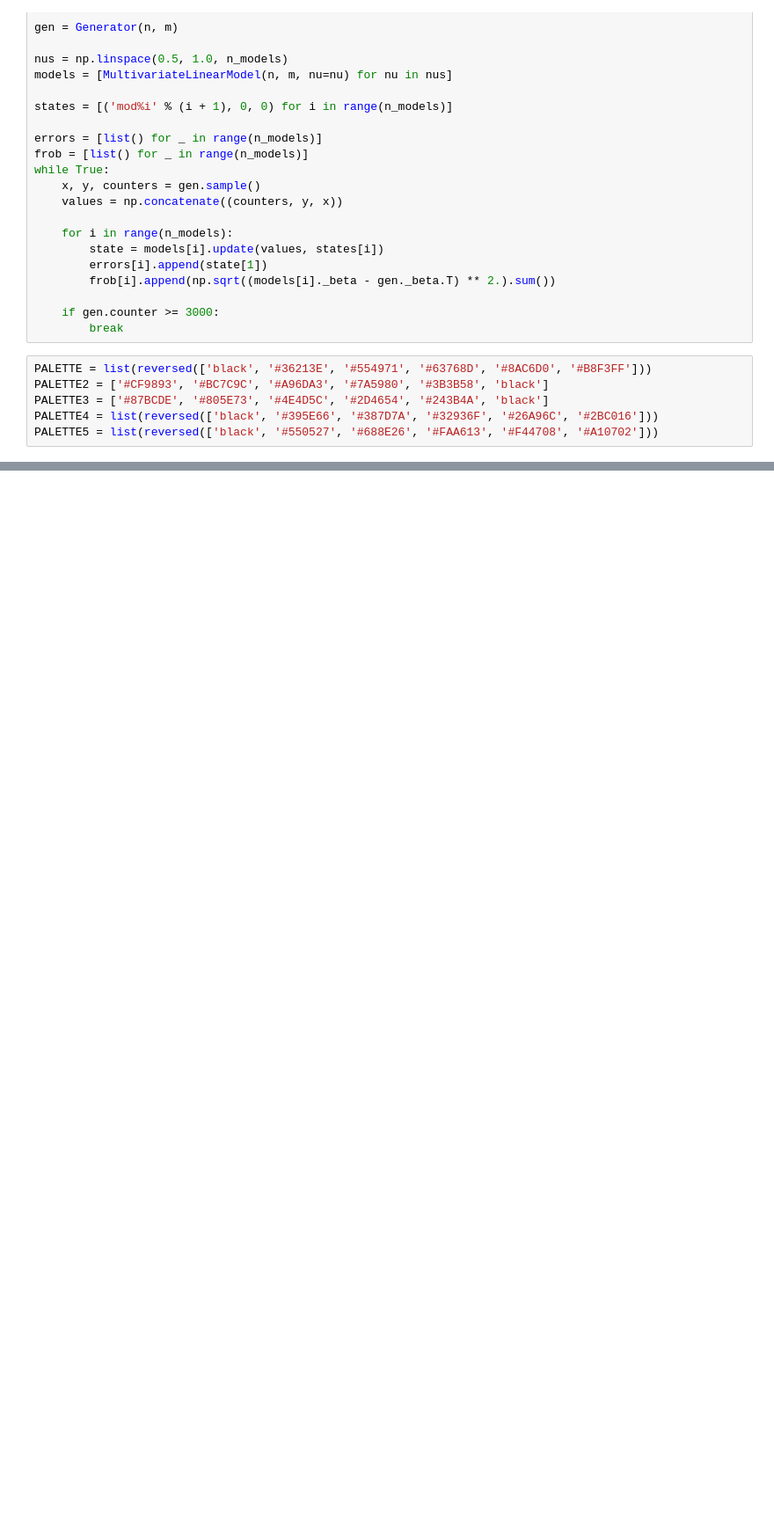
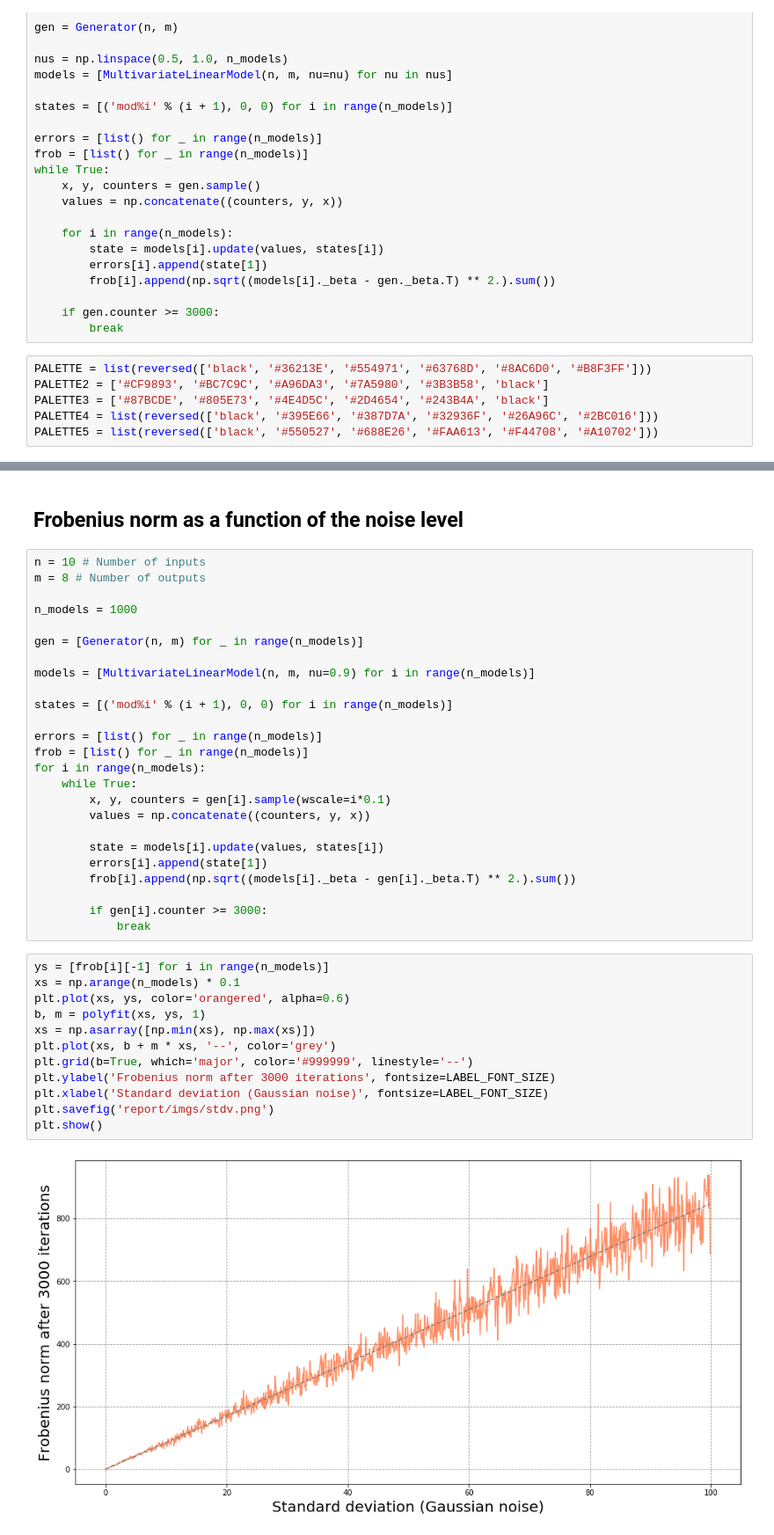
Before and after one commit to AntoinePassemiers/Recursive-Least-Squares-Algorithm-With-Kafka-And-Spark, a Jupyter notebook: AssessPerformanceOffline.ipynb, the cells around one changed output, grey strips where cells are left out. Shown: that part at 88% size. Cells and saved outputs as stored; diff of their text form; blank space fills up the shorter version.

Commit message:
Performance: results and figures

```diff
--- a/AssessPerformanceOffline.ipynb
+++ b/AssessPerformanceOffline.ipynb
@@ -255,0 +270,41 @@ plt.show()
+# %% [markdown]
+## Frobenius norm as a function of the noise level
+# %%
+n = 10 # Number of inputs
+m = 8 # Number of outputs
+
+n_models = 1000
+
+gen = [Generator(n, m) for _ in range(n_models)]
+
+models = [MultivariateLinearModel(n, m, nu=0.9) for i in range(n_models)]
+
+states = [('mod%i' % (i + 1), 0, 0) for i in range(n_models)]
+
+errors = [list() for _ in range(n_models)]
+frob = [list() for _ in range(n_models)]
+for i in range(n_models):
+    while True:
+        x, y, counters = gen[i].sample(wscale=i*0.1)
+        values = np.concatenate((counters, y, x))
+
+        state = models[i].update(values, states[i])
+        errors[i].append(state[1])
+        frob[i].append(np.sqrt((models[i]._beta - gen[i]._beta.T) ** 2.).sum())
+
+        if gen[i].counter >= 3000:
+            break
+# %%
+ys = [frob[i][-1] for i in range(n_models)]
+xs = np.arange(n_models) * 0.1
+plt.plot(xs, ys, color='orangered', alpha=0.6)
+b, m = polyfit(xs, ys, 1)
+xs = np.asarray([np.min(xs), np.max(xs)])
+plt.plot(xs, b + m * xs, '--', color='grey')
+plt.grid(b=True, which='major', color='#999999', linestyle='--')
+plt.ylabel('Frobenius norm after 3000 iterations', fontsize=LABEL_FONT_SIZE)
+plt.xlabel('Standard deviation (Gaussian noise)', fontsize=LABEL_FONT_SIZE)
+plt.savefig('report/imgs/stdv.png')
+plt.show()
+# %% [output]
+[figure, added]
```
Also changed, not shown: parts of 20 cells of this notebook, 18 other files.
